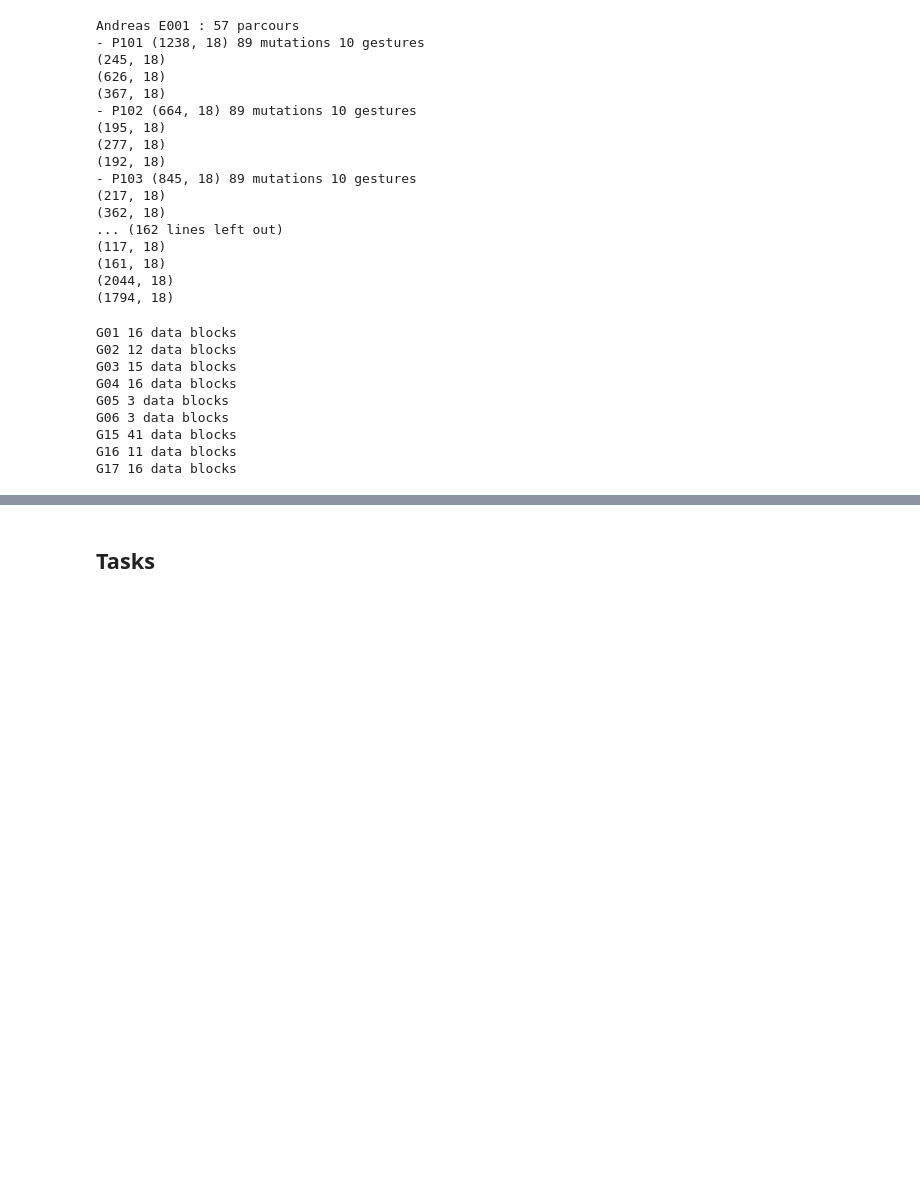
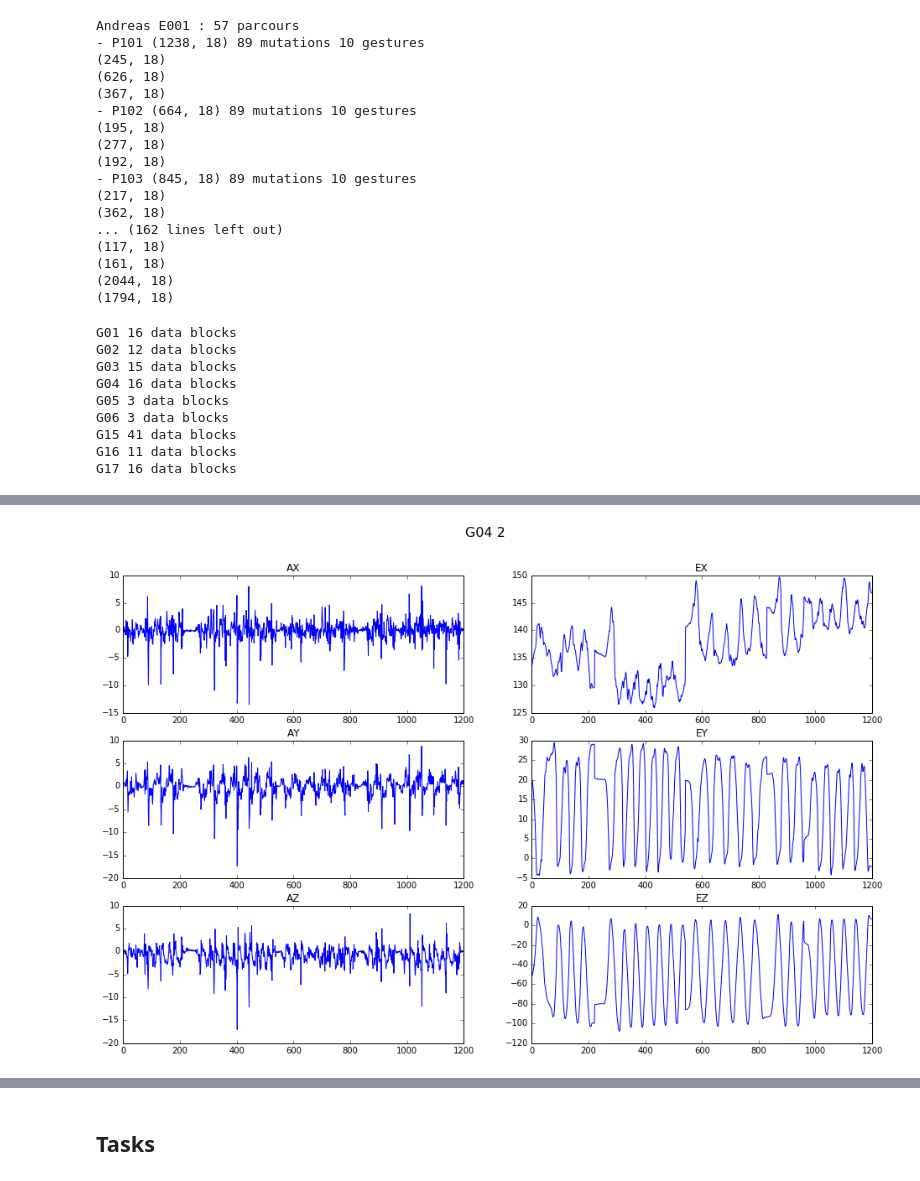
Before and after one commit to Make-O-Matic/MOM-Engine, a Jupyter notebook: data_preprocess.ipynb, the cells around one changed output, grey strips where cells are left out. Saved outputs shown, nothing was run; the diff lists cells and outputs as text; code cells hidden in the pictures; blank space fills up the shorter version.

```diff
--- a/data_preprocess.ipynb
+++ b/data_preprocess.ipynb
@@ -642,0 +671,6 @@ G17 16 data blocks
+# %%
+g = 'G04'
+i=2
+grid_plot(gesture_exp_dict[g][i], title = g + ' ' + str(i))
+# %% [output]
+[figure, added]
```
Also changed, not shown: parts of 14 cells of this notebook.
